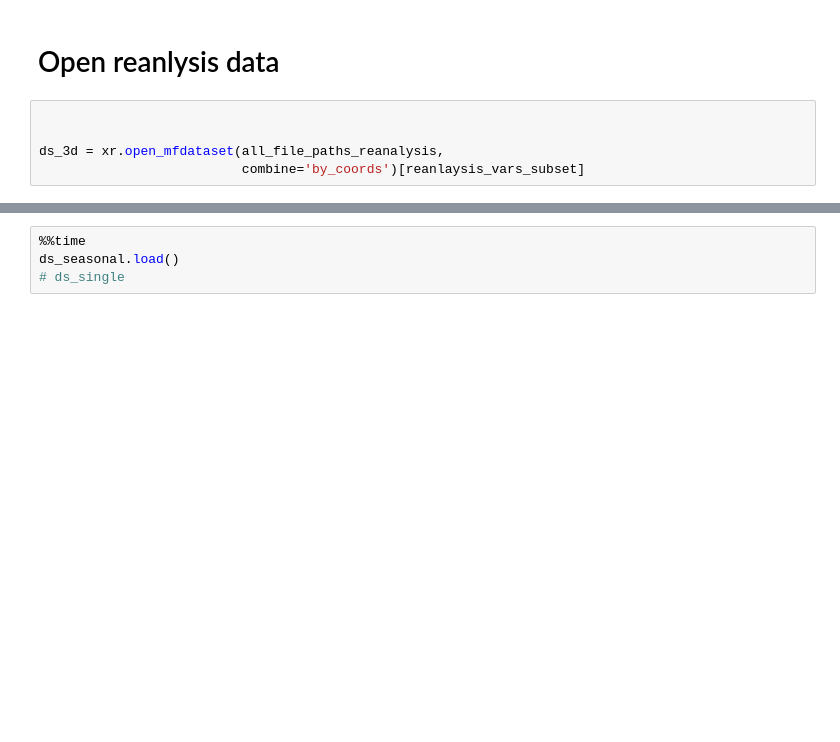
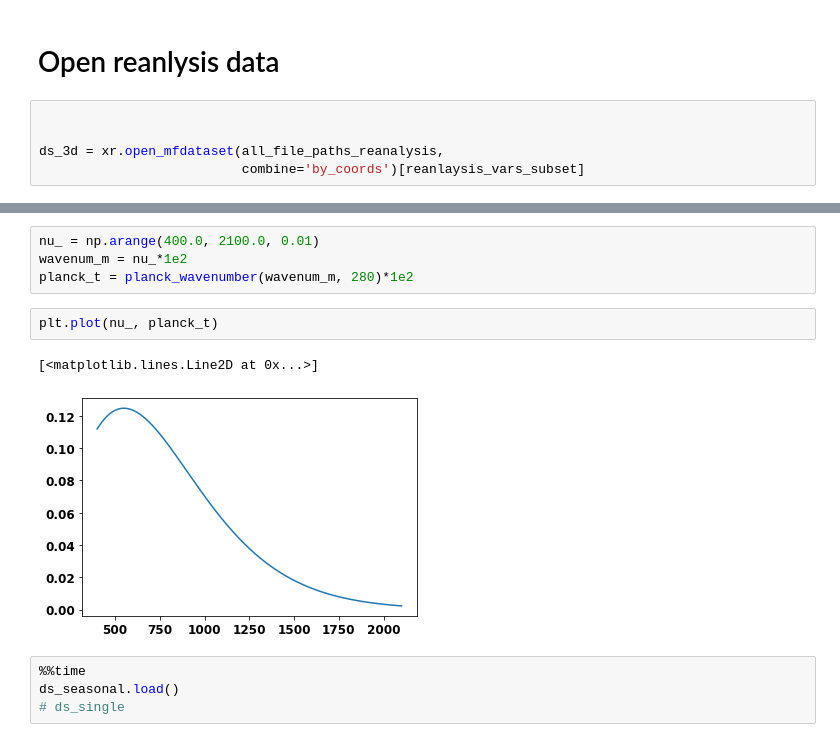
Before and after one commit to costachris/arctic_surface_forcing, a Jupyter notebook: rad_transfer_python/scratch_simulate_radiances_main.ipynb, the cells around one changed output, grey strips where cells are left out. Saved outputs shown, nothing was run; the diff lists cells and outputs as text; blank space fills up the shorter version.

```diff
--- a/rad_transfer_python/scratch_simulate_radiances_main.ipynb
+++ b/rad_transfer_python/scratch_simulate_radiances_main.ipynb
@@ -83,3 +113,12 @@ ds_seasonal = ds_single.groupby('time.season').mean('time')
+# %%
+nu_ = np.arange(400.0, 2100.0, 0.01)
+wavenum_m = nu_*1e2
+planck_t = planck_wavenumber(wavenum_m, 280)*1e2
+# %%
+plt.plot(nu_, planck_t)
+# %% [output]
+[<matplotlib.lines.Line2D at 0x...>]
+[figure, added]
 # %%
 %%time
 ds_seasonal.load()
```
Also changed, not shown: parts of 16 cells of this notebook, 6 other files.
